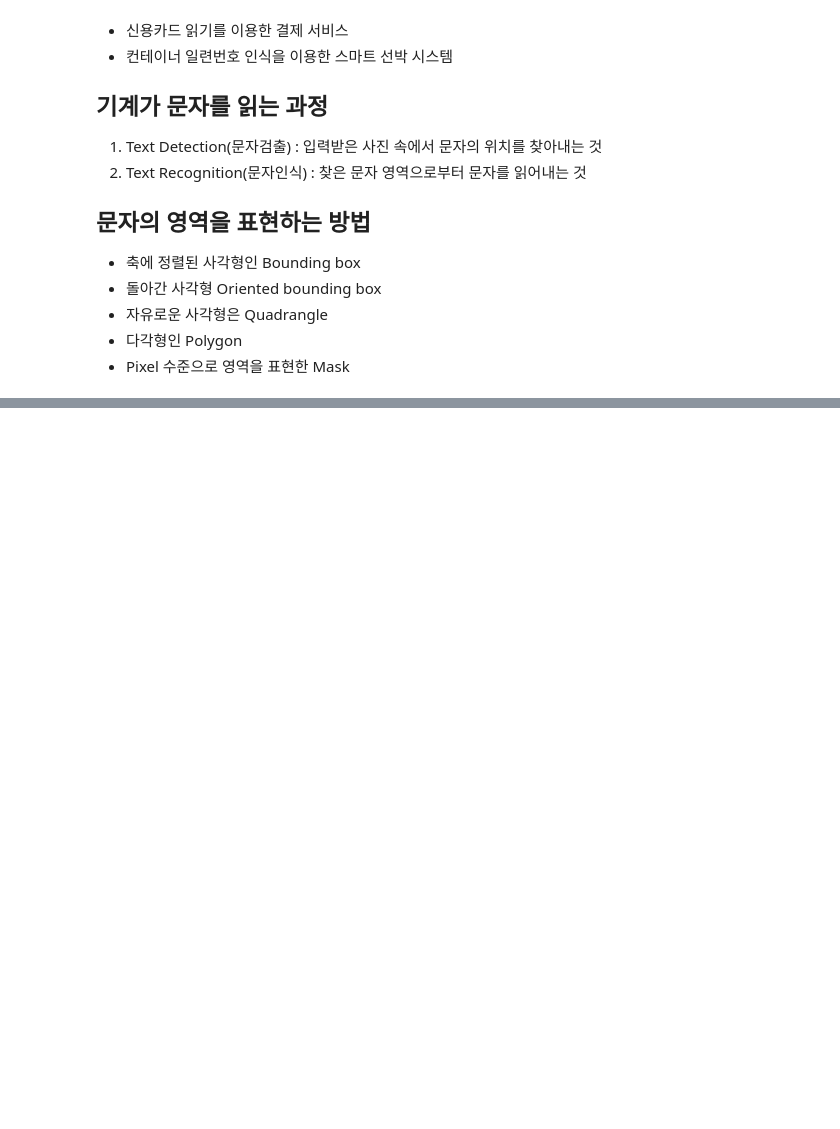
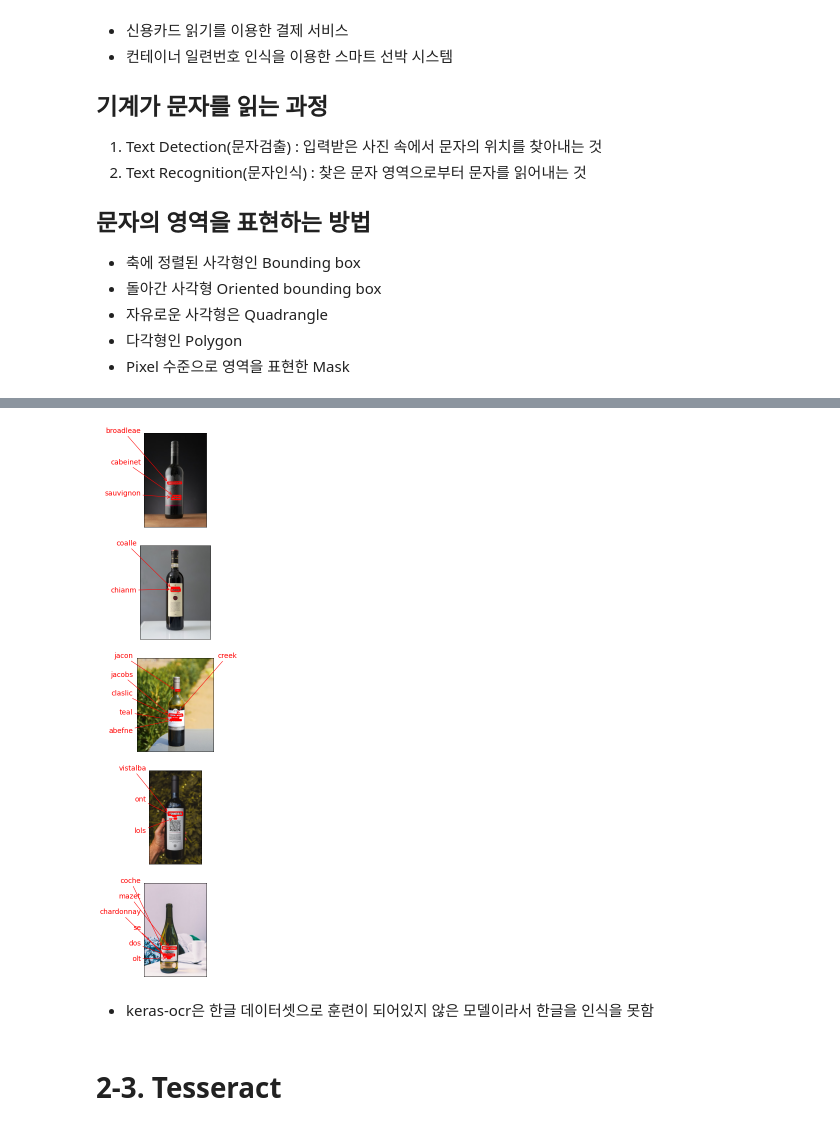
Before and after one commit to JUHYUN030/AIFFEL_project, a Jupyter notebook: [E-15]OCR.ipynb, the cells around one changed output, grey strips where cells are left out. Cells and saved outputs as stored; diff of their text form; code cells hidden in the pictures; blank space fills up the shorter version.

```diff
--- a/[E-15]OCR.ipynb
+++ b/[E-15]OCR.ipynb
@@ -28,0 +129,6 @@
+# %%
+import matplotlib.pyplot as plt
+import keras_ocr
+
+# keras-ocr이 detector과 recognizer를 위한 모델을 자동으로 다운로드받게 됩니다.
+pipeline = keras_ocr.pipeline.Pipeline()
@@ -28,0 +138,12 @@
+# %%
+# 테스트에 사용할 이미지 url을 모아 봅니다. 추가로 더 모아볼 수도 있습니다.
+image_urls = [
+  'https://images.unsplash.com/photo-1592845148519-b0d41df97ac2?ixlib=rb-1.2.1&ixid=MnwxMjA3fDB8MHxwaG90by1wYWdlfHx8fGVufDB8fHx8&auto=format&fit=crop&w=387&q=80',
+    'https://images.unsplash.com/photo-1610631787813-9eeb1a2386cc?ixlib=rb-1.2.1&ixid=MnwxMjA3fDB8MHxwaG90by1wYWdlfHx8fGVufDB8fHx8&auto=format&fit=crop&w=435&q=80',
+    'https://images.unsplash.com/photo-1606657765076-44154cfec14d?ixlib=rb-1.2.1&ixid=MnwxMjA3fDB8MHxwaG90by1wYWdlfHx8fGVufDB8fHx8&auto=format&fit=crop&w=477&q=80',
+    'https://images.unsplash.com/photo-1584493306744-5fe6e59bc77b?ixlib=rb-1.2.1&ixid=MnwxMjA3fDB8MHxwaG90by1wYWdlfHx8fGVufDB8fHx8&auto=format&fit=crop&w=327&q=80',
+    'https://images.unsplash.com/photo-1548701427-ce7529d732b7?ixlib=rb-1.2.1&ixid=MnwxMjA3fDB8MHxwaG90by1wYWdlfHx8fGVufDB8fHx8&auto=format&fit=crop&w=387&q=80'
+]
+
+images = [ keras_ocr.tools.read(url) for url in image_urls]
+prediction_groups = [pipeline.recognize([url]) for url in image_urls]
@@ -28,0 +152,12 @@
+# %%
+# Plot the predictions
+fig, axs = plt.subplots(nrows=len(images), figsize=(20, 20))
+for idx, ax in enumerate(axs):
+    keras_ocr.tools.drawAnnotations(image=images[idx],
+                                    predictions=prediction_groups[idx][0], ax=ax)
+# %% [output]
+[figure, added]
+# %% [markdown]
+- keras-ocr은 한글 데이터셋으로 훈련이 되어있지 않은 모델이라서 한글을 인식을 못함
+# %% [markdown]
+# 2-3. Tesseract
```
Also changed, not shown: parts of 17 cells of this notebook.
